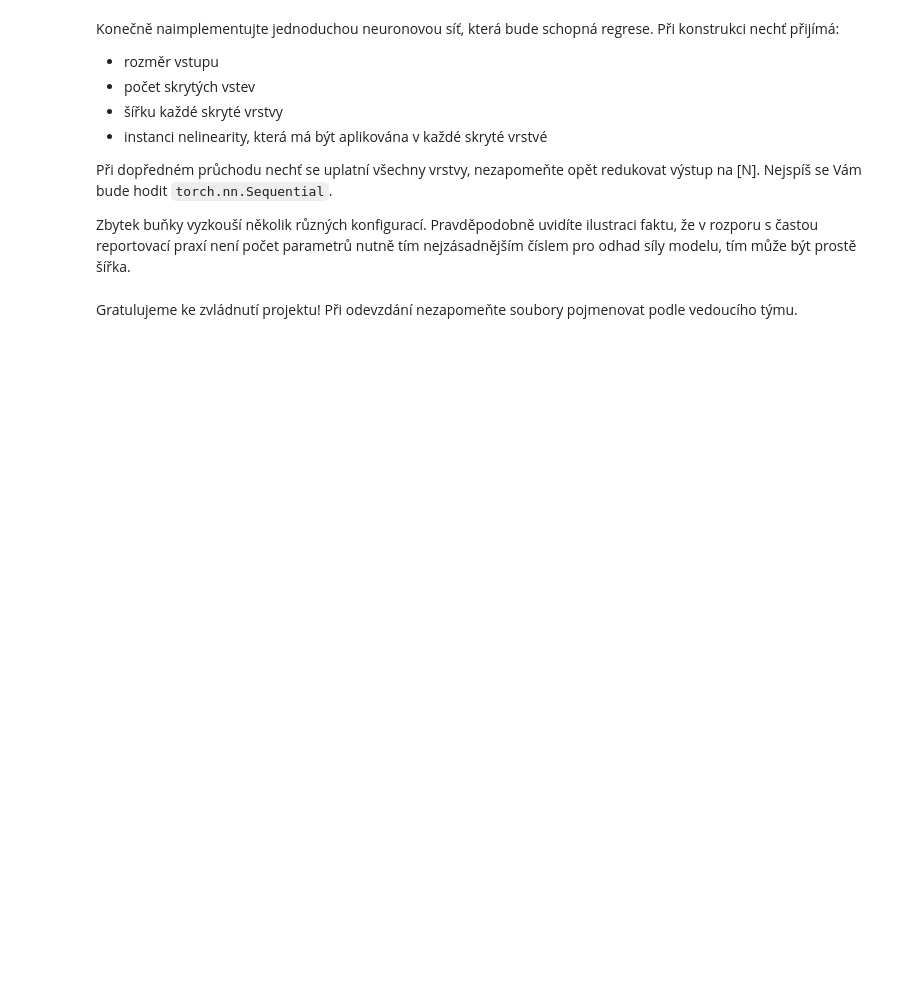
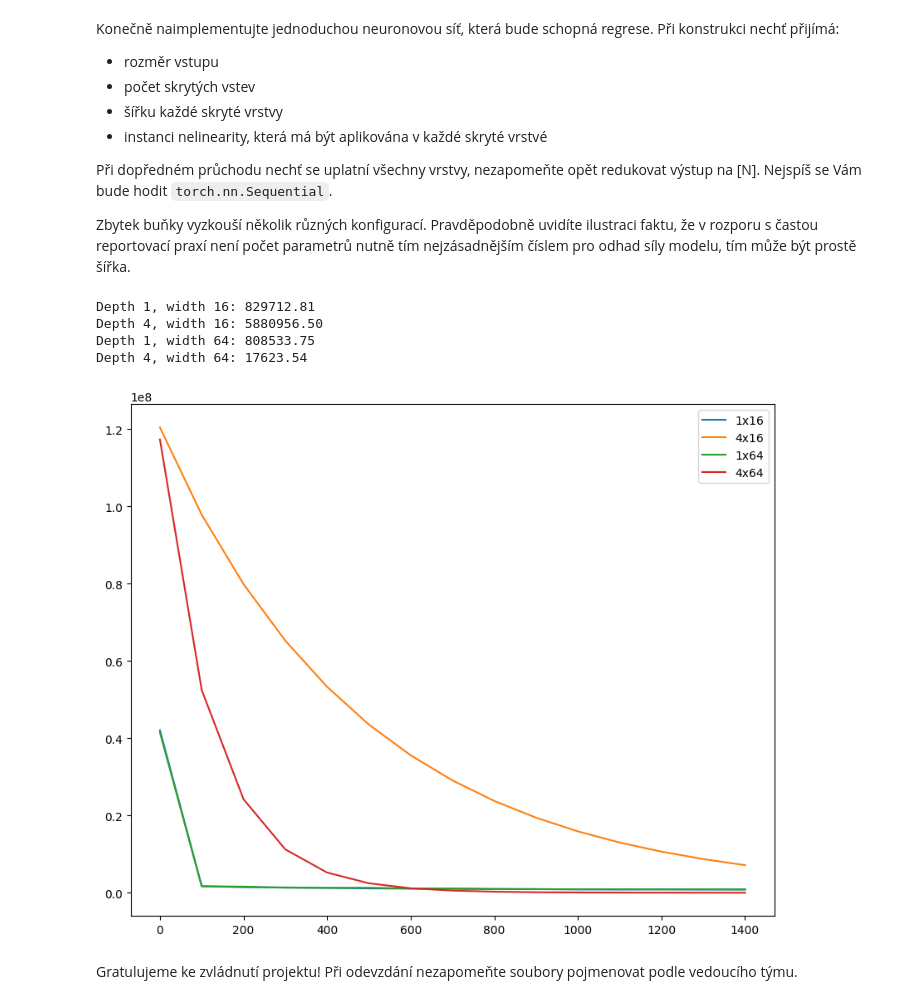
Before and after one commit to xplick04/SUI, a Jupyter notebook: proj3/zadani.ipynb, the cells around one changed output. Drawn from its saved outputs; the diff is of its cells as text; code cells hidden in the pictures; blank space fills up the shorter version.

```diff
--- a/proj3/zadani.ipynb
+++ b/proj3/zadani.ipynb
@@ -367,28 +368,49 @@ Pravděpodobně uvidíte ilustraci faktu, že v rozporu s častou reportovací p
 # %%
 class LocalMeteoModel(torch.nn.Module):
     def __init__(self, input_dim, nb_layers, layer_width, nonlinearity):
         super().__init__()
         self.input_dim = input_dim
+        self.layers = []
         assert nb_layers >= 1
 
-        pass
+        last_dim = input_dim
+        for i in range(nb_layers):
+            if i < nb_layers - 1:   # first + hidden layers
+                self.layers.append(torch.nn.Linear(last_dim, layer_width))
+                last_dim = layer_width
+                self.layers.append(nonlinearity)
+            else:   # last layer
+                self.layers.append(torch.nn.Linear(last_dim, 1))
+                with torch.no_grad():
+                    self.layers[-1].bias.fill_(0.5)
+
+        self.layers = torch.nn.Sequential(*self.layers)
+
 
     def forward(self, x):
-        return None
+        x = x.reshape(-1, self.input_dim)
+        return self.layers(x)
 
 
 def depth_progress(depth, width):
     nn_predictor = LocalMeteoModel(train_dataset.in_dim, depth, width, torch.nn.Tanh())
     optimizer = torch.optim.SGD(nn_predictor.parameters(), 3e-5)
+    train_stream = iter(train_loader)
     progress = train(nn_predictor, train_stream, optimizer, 1500, 100, valid_loader)
     print(f"Depth {depth}, width {width}: {evaluate(nn_predictor, valid_loader):.2f}")
     return progress
 
 plt.figure(figsize=(10, 8))
 for depth, width in [(1, 16), (4, 16), (1, 64), (4, 64)]:
     progress = depth_progress(depth, width)
     plt.plot([item[0] for item in progress], [item[1] for item in progress], label=f"{depth}x{width}")
 plt.legend()
 plt.show()
+# %% [output]
+Depth 1, width 16: 829712.81
+Depth 4, width 16: 5880956.50
+Depth 1, width 64: 808533.75
+Depth 4, width 64: 17623.54
+[figure, added]
 # %% [markdown]
 Gratulujeme ke zvládnutí projektu! Při odevzdání nezapomeňte soubory pojmenovat podle vedoucího týmu.
```
Also changed, not shown: parts of 1 cell of this notebook.
